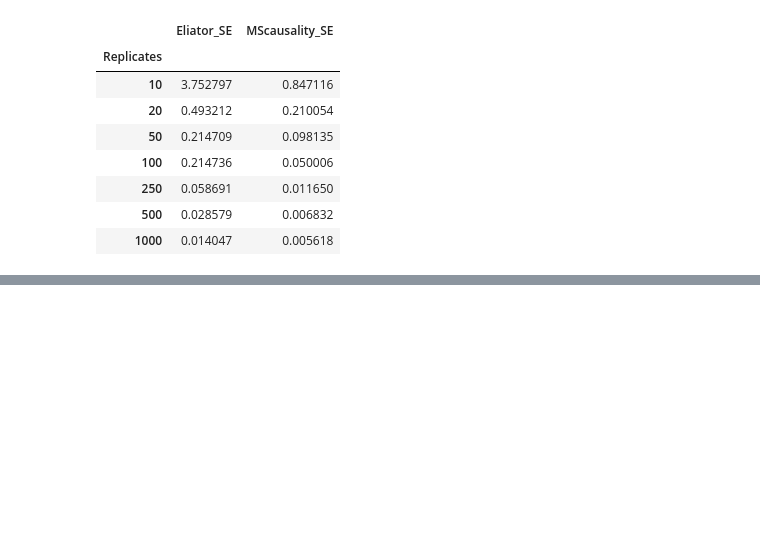
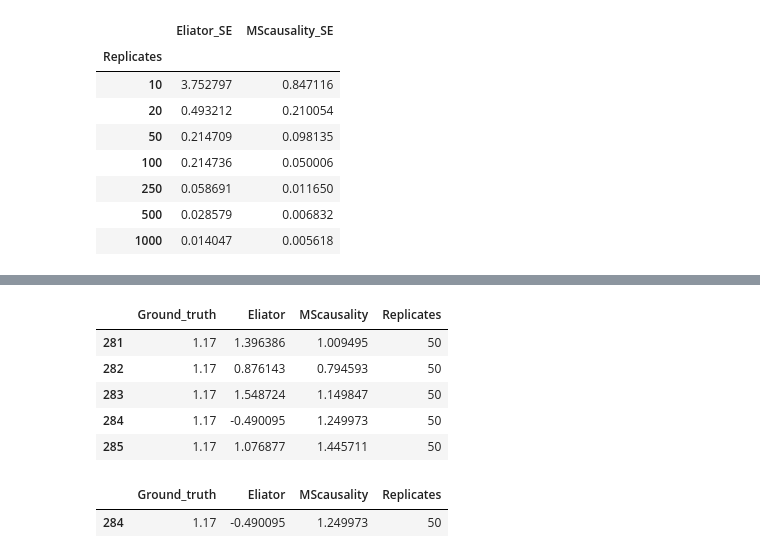
Before and after one commit to devonjkohler/Causomic, a Jupyter notebook: vignettes/methods_paper/Supplementary_analysis.ipynb, the cells around one changed output, grey strips where cells are left out. Saved outputs shown, nothing was run; the diff lists cells and outputs as text; code cells hidden in the pictures; blank space fills up the shorter version.

```diff
--- a/vignettes/methods_paper/Supplementary_analysis.ipynb
+++ b/vignettes/methods_paper/Supplementary_analysis.ipynb
@@ -284,3 +275,17 @@ fig.subplots_adjust(top=0.88)
+# %%
+priors.iloc[281:286, :]
+# %% [output]
+|  | Ground_truth | Eliator | MScausality | Replicates |
+| 281 | 1.17 | 1.396386 | 1.009495 | 50 |
+| 282 | 1.17 | 0.876143 | 0.794593 | 50 |
+| 283 | 1.17 | 1.548724 | 1.149847 | 50 |
+| 284 | 1.17 | -0.490095 | 1.249973 | 50 |
+| 285 | 1.17 | 1.076877 | 1.445711 | 50 |
+# %%
+priors[(priors["Replicates"] == 50) & (priors["Eliator"] < 0)]
+# %% [output]
+|  | Ground_truth | Eliator | MScausality | Replicates |
+| 284 | 1.17 | -0.490095 | 1.249973 | 50 |
 # %%
 priors.loc[:, "Eliator_SE"] = (priors.loc[:, "Eliator"] - \
                                    priors.loc[:, "Ground_truth"])**2
```
Also changed, not shown: parts of 14 cells of this notebook, 26 other files.
